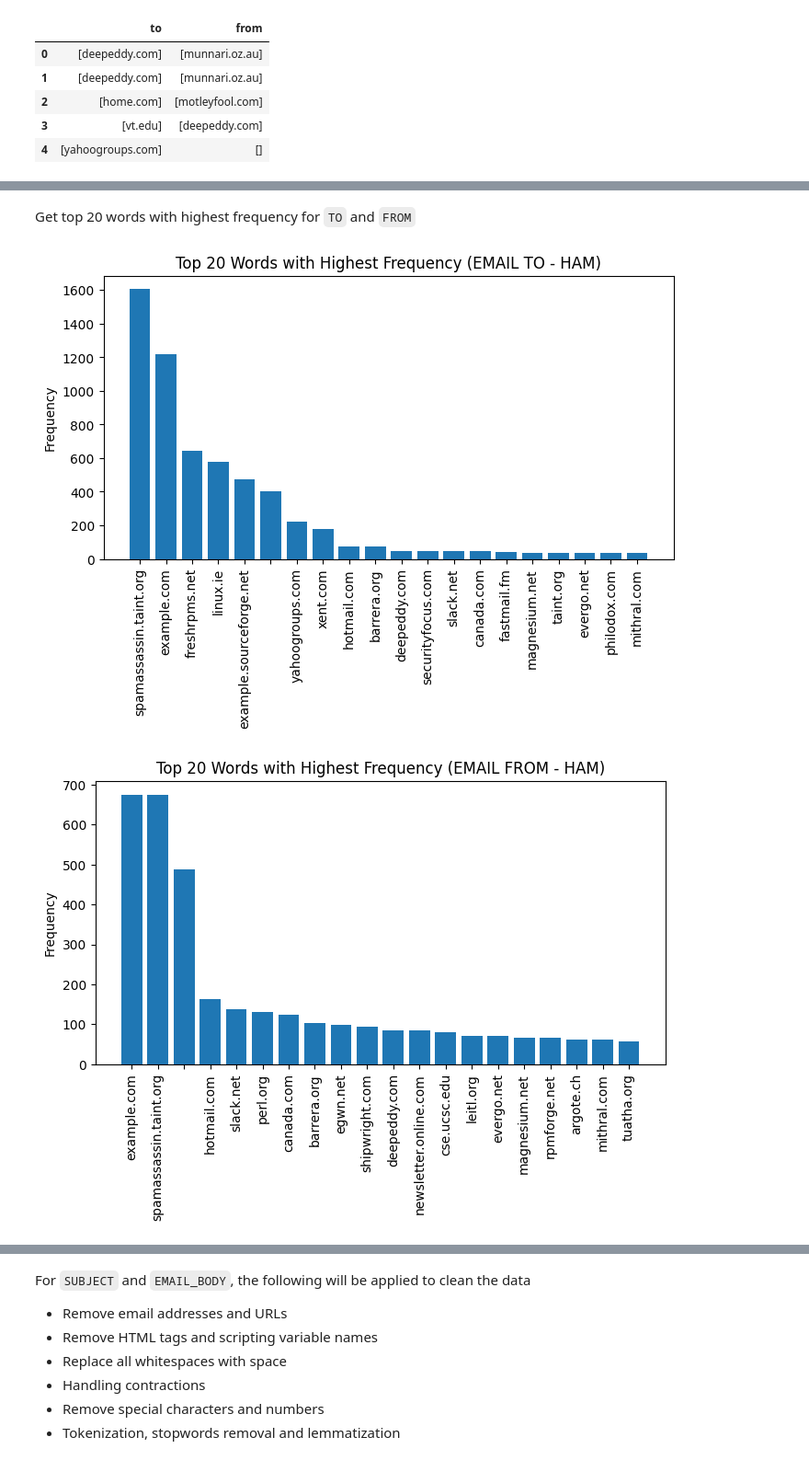
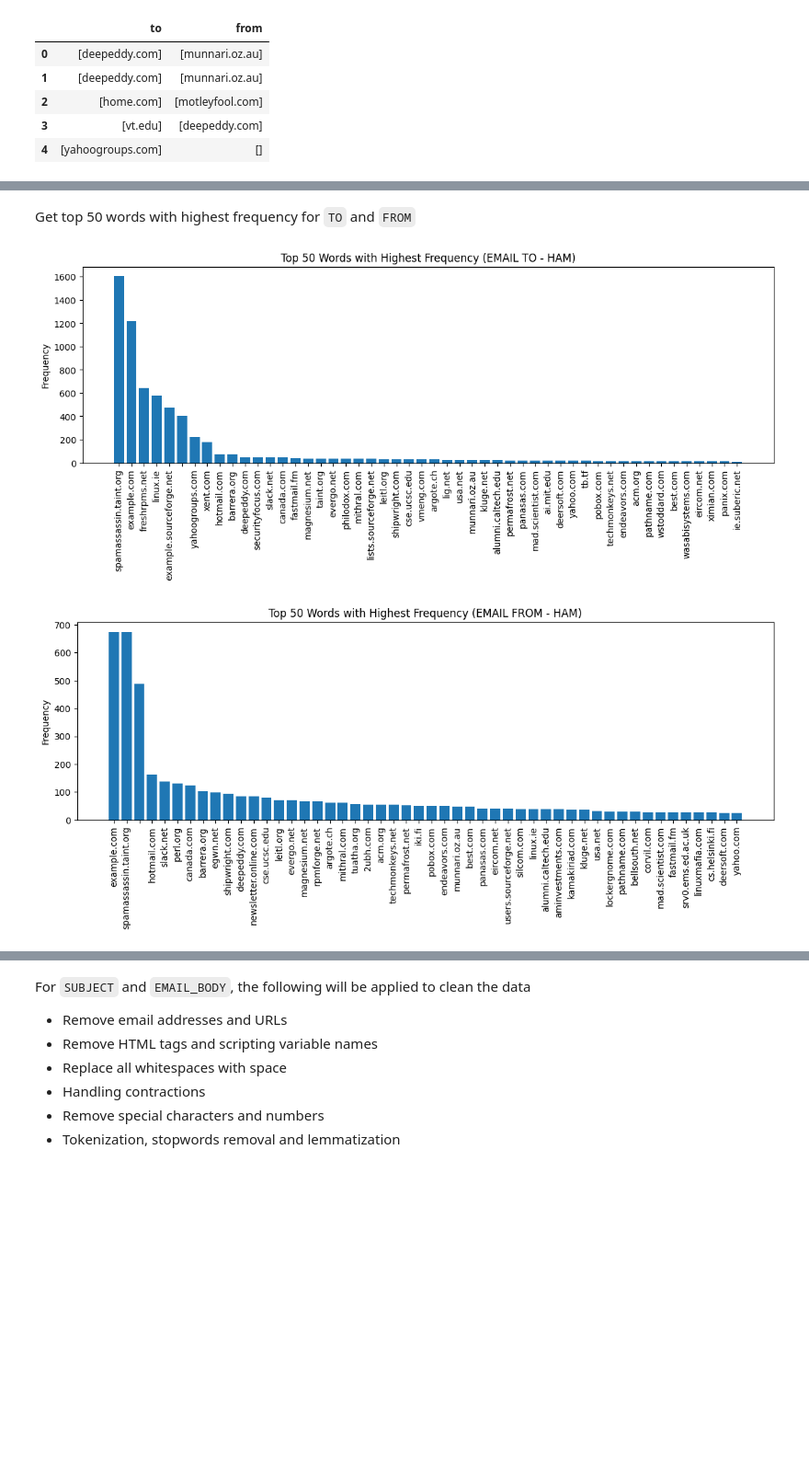
Before and after one commit to abccastro/Email-Spam-or-Ham-Detector-using-Naive-Bayes, a Jupyter notebook: Email Spam or Ham Detector using Naive Bayes.ipynb, the cells around one changed output, grey strips where cells are left out. Shown at 92% size. Cells and saved outputs as stored; diff of their text form; code cells hidden in the pictures; blank space fills up the shorter version.

Commit message:
updated the codes for raw data - need to tokenize the text

```diff
--- a/Email Spam or Ham Detector using Naive Bayes.ipynb
+++ b/Email Spam or Ham Detector using Naive Bayes.ipynb
@@ -60,9 +60,9 @@ try:
                 # Parse the email messages
                 msg = email.message_from_string(f.read(), policy=policy.default)
 
-                subject = str(decode_header(msg.get('subject'))[0][0]) if msg.get('subject') is not None else None
-                email_to = str(decode_header(msg.get('to'))[0][0]) if msg.get('to') is not None else None
-                email_from = str(decode_header(msg.get('from'))[0][0]) if msg.get('to') is not None else None
+                email_to = str(decode_header(msg.get('to'))[0][0]) if msg.get('to') is not None else ''
+                email_from = str(decode_header(msg.get('from'))[0][0]) if msg.get('to') is not None else ''
+                subject = str(decode_header(msg.get('subject'))[0][0]) if msg.get('subject') is not None else ''
                 email_body = get_email_body(msg)
 
                 # Add label to your record: 0 = ham, 1 = spam
@@ -94,5 +94 @@ label           0
 dtype: int64
-# %%
-# Replace all None data with empty string
-data_raw_df = data_raw_df.fillna('')
-data_raw_df.isnull().sum()
@@ -112,8 +121,3 @@ countplt.set_xticklabels(['0: Ham (' + str(data_raw_df['label'].value_counts()[0
 # %%
-# This variable will contain the cleaned data
-data_cleaned_df = data_raw_df.copy()
-
-# Convert to lower case characters
-data_cleaned_df = data_cleaned_df.applymap(lambda x: x.lower() if type(x) == str else x)
-
-# data_cleaned_df.head(5)
+data_cleaned_df = data_cleaned_df.applymap(lambda x: x.lower() if isinstance(x, str) else x)
+data_cleaned_df.head(5)
@@ -161,26 +156,26 @@ Name: to, Length: 6701, dtype: object
 # %% [markdown]
-Get top 20 words with highest frequency for `TO` and `FROM`
+Get top 50 words with highest frequency for `TO` and `FROM`
 # %%
 for idx, label in enumerate(labels):
     columns = ['to', 'from']
 
     for column in columns:
         email = data_cleaned_df[column][data_cleaned_df['label'] == idx]
         combined_emails = ','.join(email.apply(lambda x : ','.join(x)))
         email_list = combined_emails.split(",")
         email_counts = Counter(email_list)
-        top_20_words = email_counts.most_common(20)
+        top_50_words = email_counts.most_common(50)
 
         # Separate the words and their counts for plotting
-        top_words, counts = zip(*top_20_words)
+        top_words, counts = zip(*top_50_words)
 
         # Create a bar graph
-        plt.figure(figsize=(8, 4))
+        plt.figure(figsize=(14, 4))
         plt.bar(top_words, counts)
         plt.ylabel('Frequency')
-        plt.title('Top 20 Words with Highest Frequency (EMAIL ' + column.upper() + ' - ' + label.upper() + ')')
+        plt.title('Top 50 Words with Highest Frequency (EMAIL ' + column.upper() + ' - ' + label.upper() + ')')
         plt.xticks(rotation=90)
         plt.show()
 # %% [output]
-[figure, old version]
+[figure, new version]
-[figure, old version]
+[figure, new version]
```
Also changed, not shown: parts of 8 cells of this notebook.
